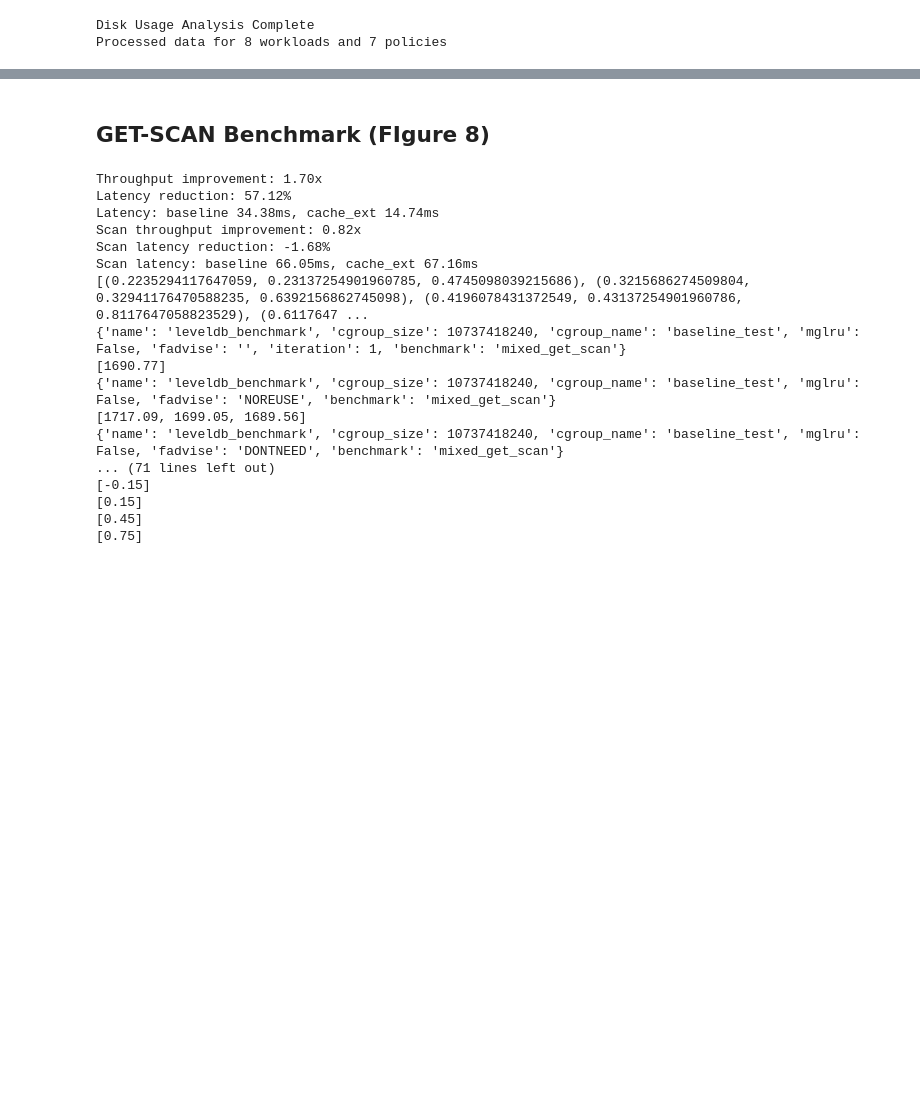
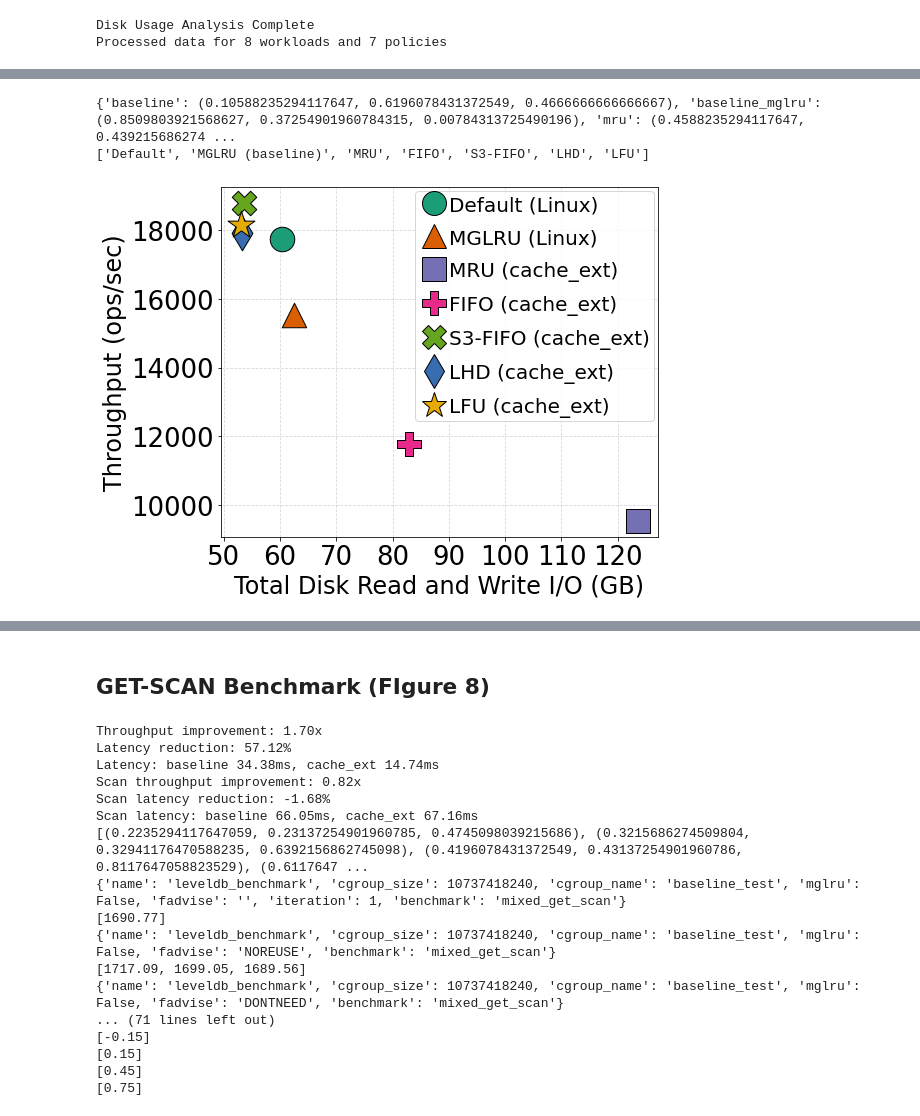
Before and after one commit to cache-ext/cache_ext, a Jupyter notebook: bench/bench_plot.ipynb, the cells around one changed output, grey strips where cells are left out. Drawn from its saved outputs; the diff is of its cells as text; code cells hidden in the pictures; blank space fills up the shorter version.

Commit message:
Disk plotting changes

```diff
--- a/bench/bench_plot.ipynb
+++ b/bench/bench_plot.ipynb
@@ -563,7 +554,7 @@ def extract_policy_name(config):
     """Extract policy name from config"""
     if config["cgroup_name"] == bench_lib.DEFAULT_BASELINE_CGROUP:
         if config.get("mglru", False):
-            return "MGLRU"
+            return "MGLRU (baseline)"
         return "Default"
     elif "s3fifo" in config.get("policy_loader", ""):
         return "S3-FIFO"
@@ -575,6 +566,8 @@ def extract_policy_name(config):
         return "FIFO"
     elif "mru" in config.get("policy_loader", ""):
         return "MRU"
+    elif "mglru" in config.get("policy_loader", ""):
+        return "MGLRU"
     return "Unknown"
 
 def extract_workload_name(config):
@@ -585,7 +578,7 @@ def extract_workload_name(config):
 
 # Create disk usage table
 workloads = ["ycsb_a", "ycsb_b", "ycsb_c", "ycsb_d", "ycsb_e", "ycsb_f", "uniform", "uniform_read_write"]
-policies = ["Default", "MGLRU", "MRU", "FIFO", "S3-FIFO", "LHD", "LFU"]
+policies = ["Default", "MGLRU (baseline)", "MRU", "FIFO", "S3-FIFO", "LHD", "LFU"]
 
 # Initialize data structure
 disk_usage_data = {}
@@ -1004,0 +1171,7 @@ Value 2500000: current='2.5M', better='2.5M'
+# %%
+# Generate a scatter plot for YCSB A workload using plot_throughput_vs_disk_bytes
+plot_throughput_vs_disk_bytes('ycsb_a', disk_usage_data)
+# %% [output]
+{'baseline': (0.10588235294117647, 0.6196078431372549, 0.4666666666666667), 'baseline_mglru': (0.8509803921568627, 0.37254901960784315, 0.00784313725490196), 'mru': (0.4588235294117647, 0.439215686274 ...
+['Default', 'MGLRU (baseline)', 'MRU', 'FIFO', 'S3-FIFO', 'LHD', 'LFU']
+[figure, added]
```
Also changed, not shown: parts of 7 cells of this notebook, 2 other files.
